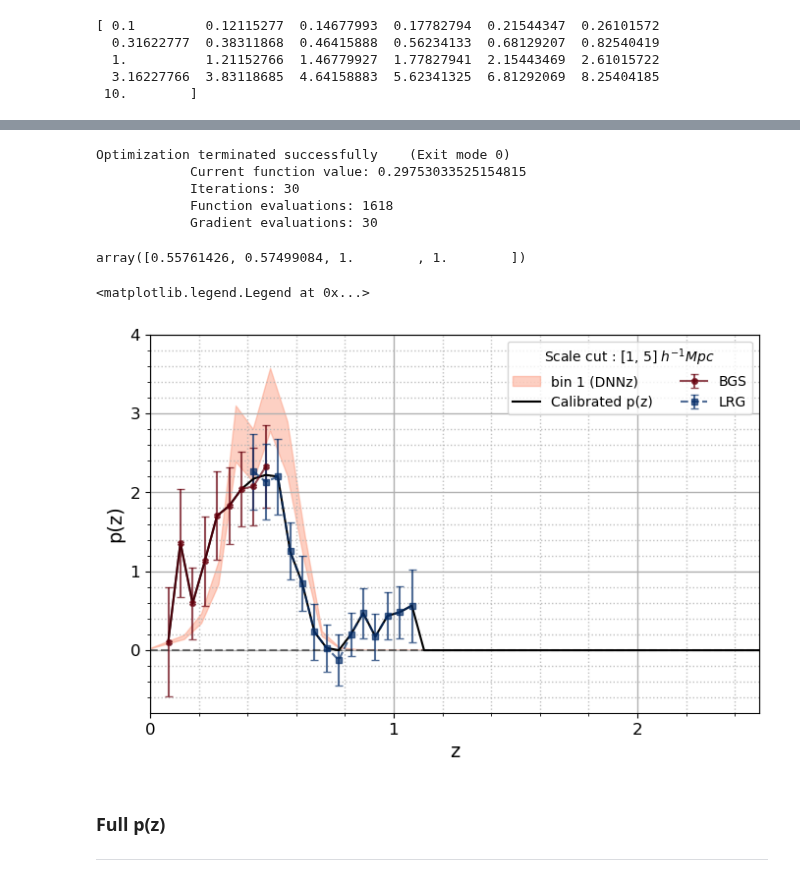
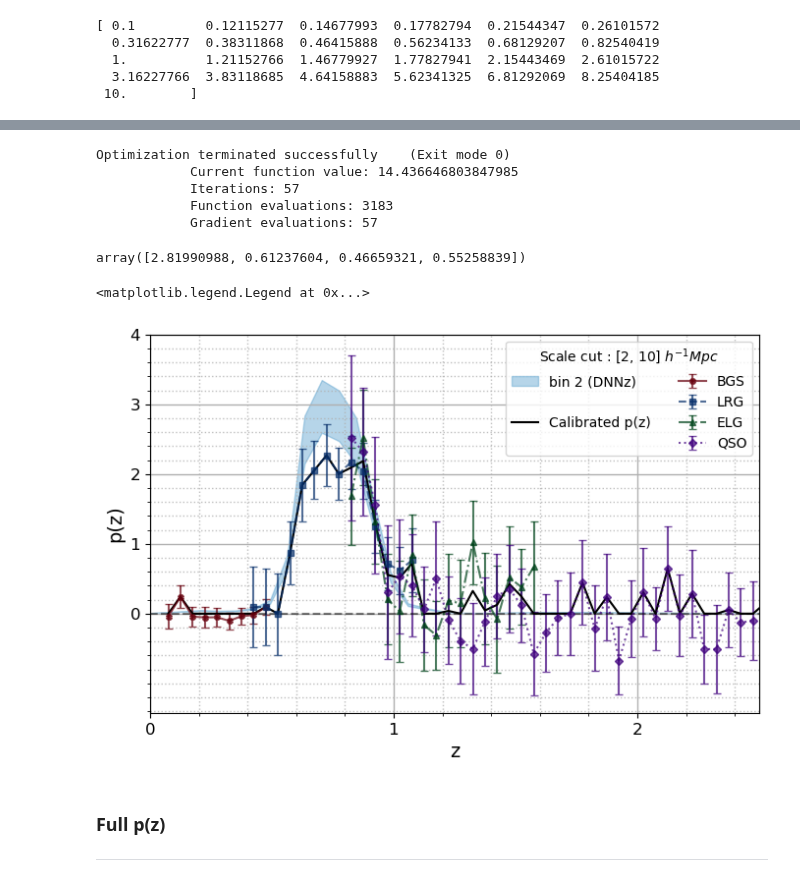
Before and after one commit to JeanCHDJdev/desi-y3-hsc, a Jupyter notebook: src/statistics/plot_results.ipynb, the cells around one changed output, grey strips where cells are left out. Saved outputs shown, nothing was run; the diff lists cells and outputs as text; code cells hidden in the pictures.

```diff
--- a/src/statistics/plot_results.ipynb
+++ b/src/statistics/plot_results.ipynb
@@ -327,12 +327,13 @@ Text(0.5, 1.0, 'Bias models as a function of redshift for tracers')
 # %%
 ## find the fit to the HSC passive evolution power law
 importlib.reload(inference)
-hsc_fine_path = ROOT / 'autos_hsc_0_1'
+hsc_fine_path = ROOT / 'v4_hsc_0_08' / 'auto'
 fr = cf.CorrFileReader(hsc_fine_path)
 bins_fine_hsc = fr.get_bins('HSC')
+print(f"Using HSC fine bins: {bins_fine_hsc}")
 wpp = []
 wpp_err = []
-sc_hsc = [0.5, 5]
+sc_hsc = [0.1, 2]
 
 for b in range(1, len(bins_fine_hsc)):
     meas = inference.wpp(hsc_fine_path, b, scale_cuts=sc_hsc)
@@ -511,7 +516,7 @@ path_dictionary = {
     'HSC' : ROOT / 'v1' / f'autos_NGC', # with no wpp correction, is unused
     'DESI_NGC' : ROOT / 'v1' / f'autos_NGC',
     'DESI_SGC' : ROOT / 'v1' / f'autos_SGC',
-    'DESIxHSC' : ROOT / 'v3_anticalcut' / f'cross',
+    'DESIxHSC' : ROOT / 'v1' / f'cross',
 }
 # %%
 importlib.reload(inference)
@@ -525,7 +530,7 @@ tracer_trad = {
 }
 
 # tomographic binning...
-bins_hsc = np.arange(0.3, 1.2, 0.3)
+bins_hsc = np.arange(0.3, 1.8, 0.3)
 
 colormaps = [plt.get_cmap(c) for c in ['Reds', 'Blues', 'Greens', 'Purples']]
 markers = ['X', 's', '^', 'D']
@@ -535,7 +540,7 @@ tomo_bin_dnnz = np.loadtxt('hsc_pz/data/tomographic_binning_dnnz.dat')
 
 fig, ax = plt.subplots(figsize=(14, 6))
 
-scale_cuts = [[.2, 3]] # in Mpc/h #[[0.2, 2.5], [0.2, 2.5], [0.2, 5], [0.5, 5]]
+scale_cuts = [[2, 10]] # in Mpc/h #[[0.2, 2.5], [0.2, 2.5], [0.2, 5], [0.5, 5]]
 if scale_cuts is not None and len(scale_cuts) == 1:
     scale_cuts = [scale_cuts[0] for _ in range(len(tracers))]
 
@@ -726,6 +739,6 @@ Computing n(z) for tracer QSO and tomo bin 2
 # %%
 importlib.reload(cal)
-tomo = 1
+tomo = 2
 calresult = cal.calibrate_tomo_bin(
     path_dictionary=path_dictionary,
     nzs_per_tracer=nz_per_tracer,
@@ -740,14 +753,14 @@ nz, nzerr, z = cal.calibrate_tomo_bin(
 )
 # %% [output]
 Optimization terminated successfully    (Exit mode 0)
-            Current function value: 0.29753033525154815
-            Iterations: 30
-            Function evaluations: 1618
-            Gradient evaluations: 30
+            Current function value: 14.436646803847985
+            Iterations: 57
+            Function evaluations: 3183
+            Gradient evaluations: 57
 # %%
 calresult.x[len(z):]
 # %% [output]
-array([0.55761426, 0.57499084, 1.        , 1.        ])
+array([2.81990988, 0.61237604, 0.46659321, 0.55258839])
 # %%
 plt.figure(figsize=(8, 5))
 tracer_trad = {
@@ -763,7 +776,7 @@ for tracer in nzerr.keys():
     if tomo == 1 and (tracer == 'QSO' or tracer == 'ELGnotqso'):
         pass
     if (tomo == 4 or tomo==3) and (tracer == 'BGS_ANY'):
-        continue
+        pass
     calib = calresult.x[len(z):][tracers.index(tracer)]
     mask_highz = z > 2.5
     nonnan_nzerr = nzerr[tracer][~mask_highz]/calib
@@ -812,34 +825,34 @@ esp_cal = simpson(zcalmult, x=z)
 #\n'+ r'$\bar{z}$' + f' = {esp_cal:.3f}'
 #nohighz = [c if z < 1.2 else 0 for z, c in zip(z, calresult.x[:len(z)])]
 plt.plot(z, calresult.x[:len(z)], label='Calibrated p(z)', color='black', linestyle='-', linewidth=1.5)
 if tomo != 1:
     plt.axhline(0, alpha=0, label=' ')
 
 plt.axhline(0, color='black', linestyle='--', alpha=0.5)
 plt.xlabel('z', fontsize=14)
 plt.xlim(0, 2.5)
 plt.ylabel('p(z)', fontsize=14)
 ax = plt.gca()
 
 # X-axis: major ticks every 0.5, minor every 0.2
 ax.xaxis.set_major_locator(MultipleLocator(0.5))
 ax.xaxis.set_minor_locator(MultipleLocator(0.2))
 
 # Y-axis: major ticks every 0.5, minor every 0.2
 ax.yaxis.set_major_locator(MultipleLocator(0.5))
 ax.yaxis.set_minor_locator(MultipleLocator(0.2))
 
 # Grid styling
 ax.grid(which='major', linestyle='-', linewidth=1)
 ax.grid(which='minor', linestyle=':', linewidth=1, alpha=0.8)
 
 plt.xticks([0, 1.0, 2.0], fontsize=12)
 plt.yticks([0, 1, 2, 3, 4], fontsize=12)
 
 plt.legend(fontsize=10, ncols=2, loc='upper right', title='Scale cut : ' + f'[{scale_cuts[0][0]}, {scale_cuts[0][1]}] ' + r'$h^{-1}Mpc$')
 # %% [output]
 <matplotlib.legend.Legend at 0x...>
-[figure, old version]
+[figure, new version]
 # %% [markdown]
 ### Full p(z)
 
```
Also changed, not shown: parts of 4 cells of this notebook, 4 other files.
